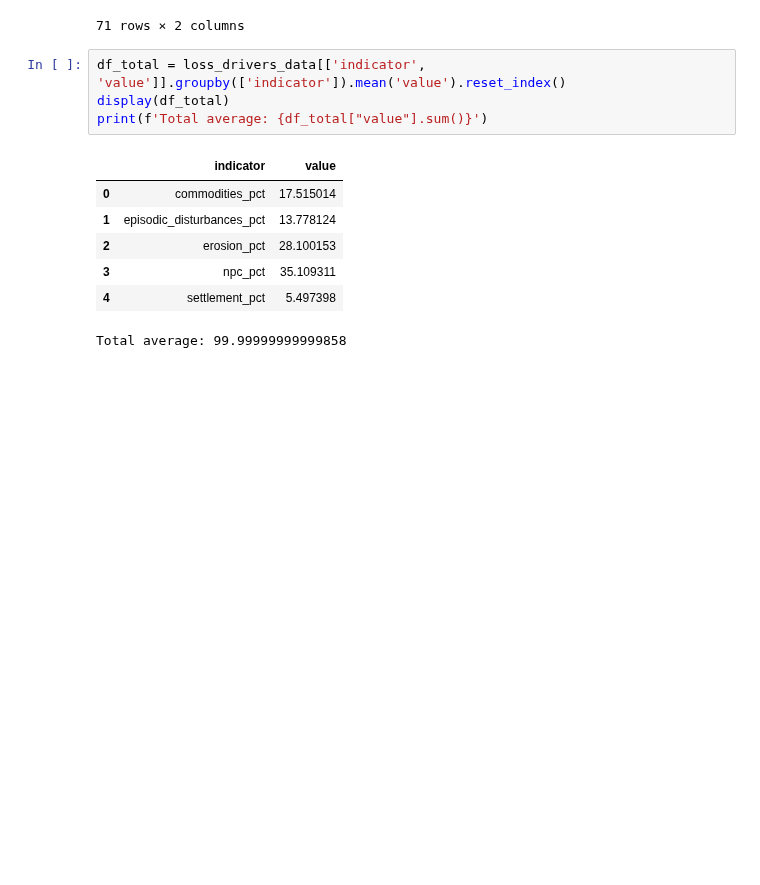
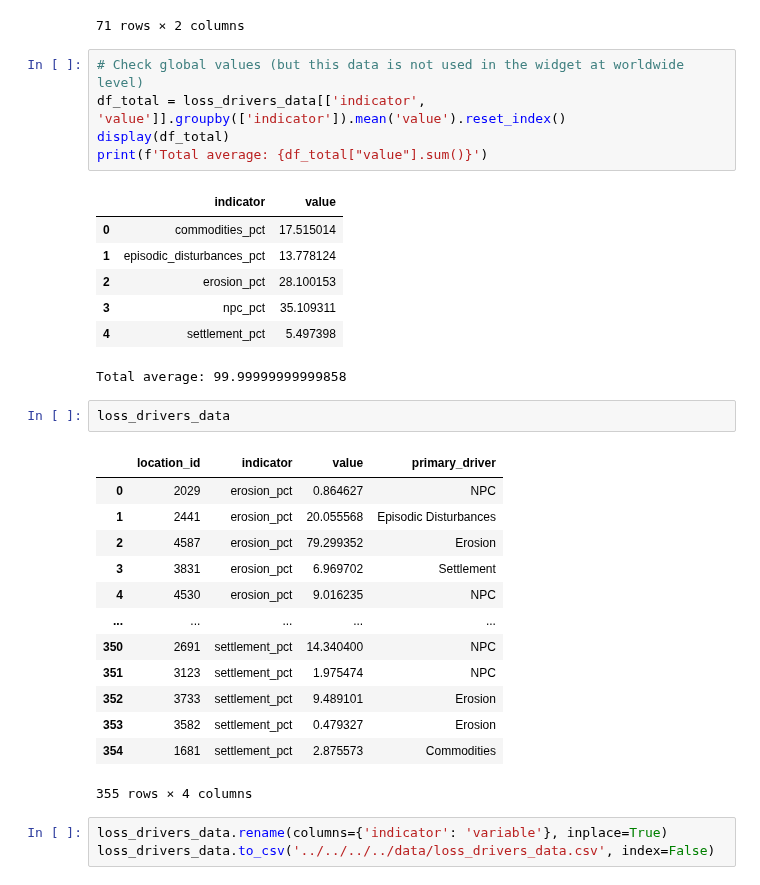
Before and after one commit to Vizzuality/mangrove-atlas, a Jupyter notebook: data/notebooks/Lab/data_processing/widgets-v2/loss_drivers_layer_widget.ipynb, the cells around one changed output. Drawn from its saved outputs; the diff is of its cells as text; blank space fills up the shorter version.

Commit message:
update loss driver data notebook

```diff
--- a/data/notebooks/Lab/data_processing/widgets-v2/loss_drivers_layer_widget.ipynb
+++ b/data/notebooks/Lab/data_processing/widgets-v2/loss_drivers_layer_widget.ipynb
@@ -223,6 +223,7 @@ pct_check
 | 70 | 4664 | 100.0 |
 71 rows × 2 columns
 # %%
+# Check global values (but this data is not used in the widget at worldwide level)
 df_total = loss_drivers_data[['indicator', 'value']].groupby(['indicator']).mean('value').reset_index()
 display(df_total)
 print(f'Total average: {df_total["value"].sum()}')
@@ -234,3 +235,22 @@ print(f'Total average: {df_total["value"].sum()}')
 | 3 | npc_pct | 35.109311 |
 | 4 | settlement_pct | 5.497398 |
 Total average: 99.99999999999858
+# %%
+loss_drivers_data
+# %% [output]
+|  | location_id | indicator | value | primary_driver |
+| 0 | 2029 | erosion_pct | 0.864627 | NPC |
+| 1 | 2441 | erosion_pct | 20.055568 | Episodic Disturbances |
+| 2 | 4587 | erosion_pct | 79.299352 | Erosion |
+| 3 | 3831 | erosion_pct | 6.969702 | Settlement |
+| 4 | 4530 | erosion_pct | 9.016235 | NPC |
+| ... | ... | ... | ... | ... |
+| 350 | 2691 | settlement_pct | 14.340400 | NPC |
+| 351 | 3123 | settlement_pct | 1.975474 | NPC |
+| 352 | 3733 | settlement_pct | 9.489101 | Erosion |
+| 353 | 3582 | settlement_pct | 0.479327 | Erosion |
+| 354 | 1681 | settlement_pct | 2.875573 | Commodities |
+355 rows × 4 columns
+# %%
+loss_drivers_data.rename(columns={'indicator': 'variable'}, inplace=True)
+loss_drivers_data.to_csv('../../../../data/loss_drivers_data.csv', index=False)
```
Also changed, not shown: parts of 1 cell of this notebook.
